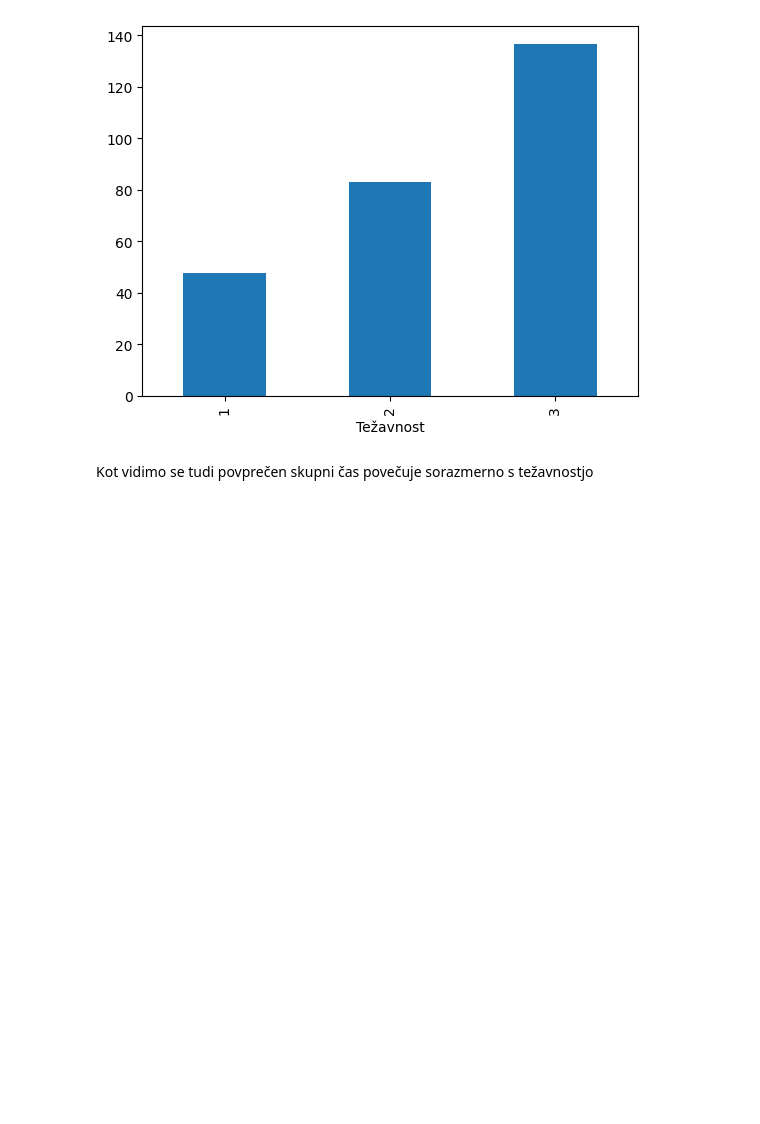
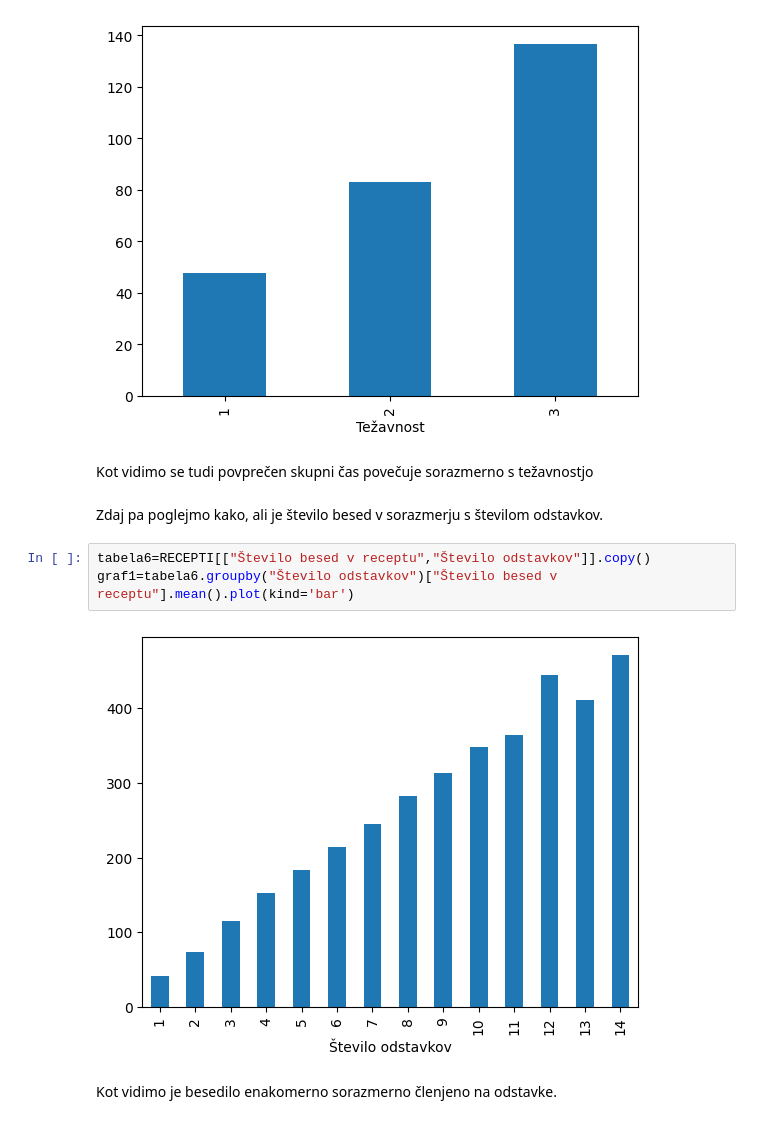
Before and after one commit to M4XiR/Seminarska-naloga-UVP, a Jupyter notebook: analiza_podatkov.ipynb, the cells around one changed output. Drawn from its saved outputs; the diff is of its cells as text; blank space fills up the shorter version.

Commit message:
dodan še graf števila besed glede na število odstavkov

```diff
--- a/analiza_podatkov.ipynb
+++ b/analiza_podatkov.ipynb
@@ -173,3 +178,12 @@ tezavnost_cas.plot(kind='bar')
 [figure]
 # %% [markdown]
 Kot vidimo se tudi povprečen skupni čas povečuje sorazmerno s težavnostjo
+# %% [markdown]
+Zdaj pa poglejmo kako, ali je število besed v sorazmerju s številom odstavkov.
+# %%
+tabela6=RECEPTI[["Število besed v receptu","Število odstavkov"]].copy()
+graf1=tabela6.groupby("Število odstavkov")["Število besed v receptu"].mean().plot(kind='bar')
+# %% [output]
+[figure, added]
+# %% [markdown]
+Kot vidimo je besedilo enakomerno sorazmerno členjeno na odstavke.
```
Also changed, not shown: parts of 10 cells of this notebook.
